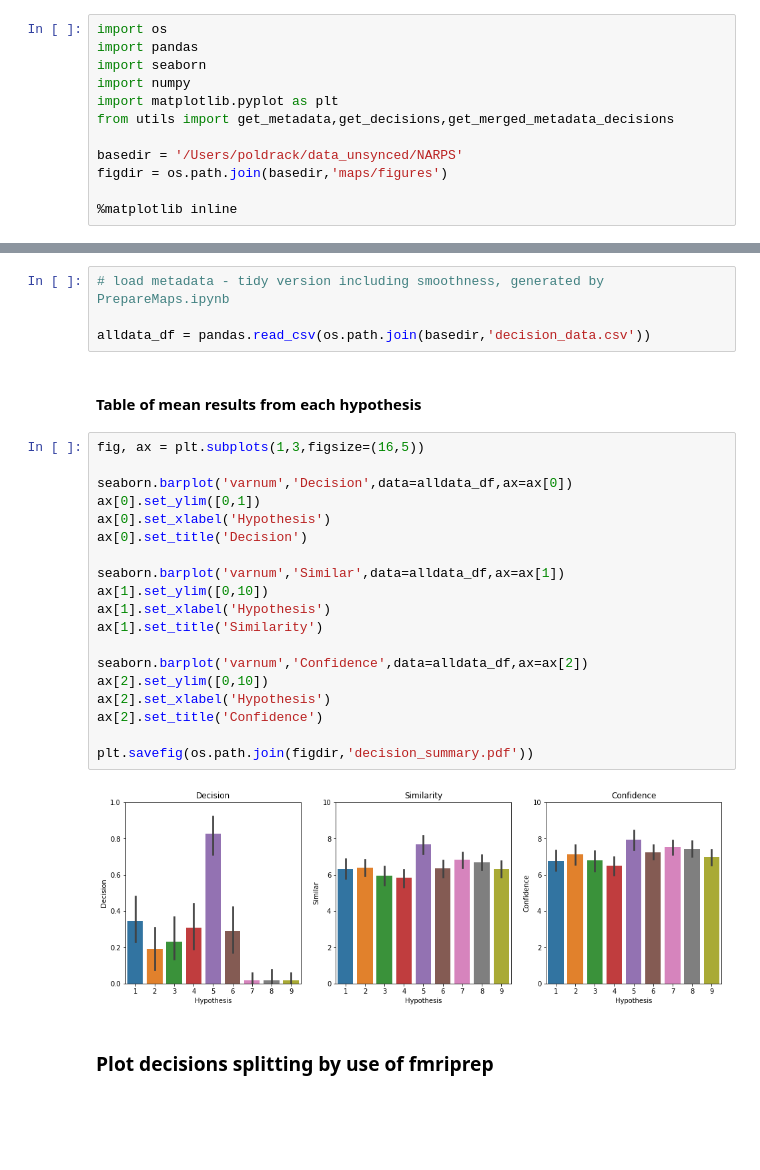
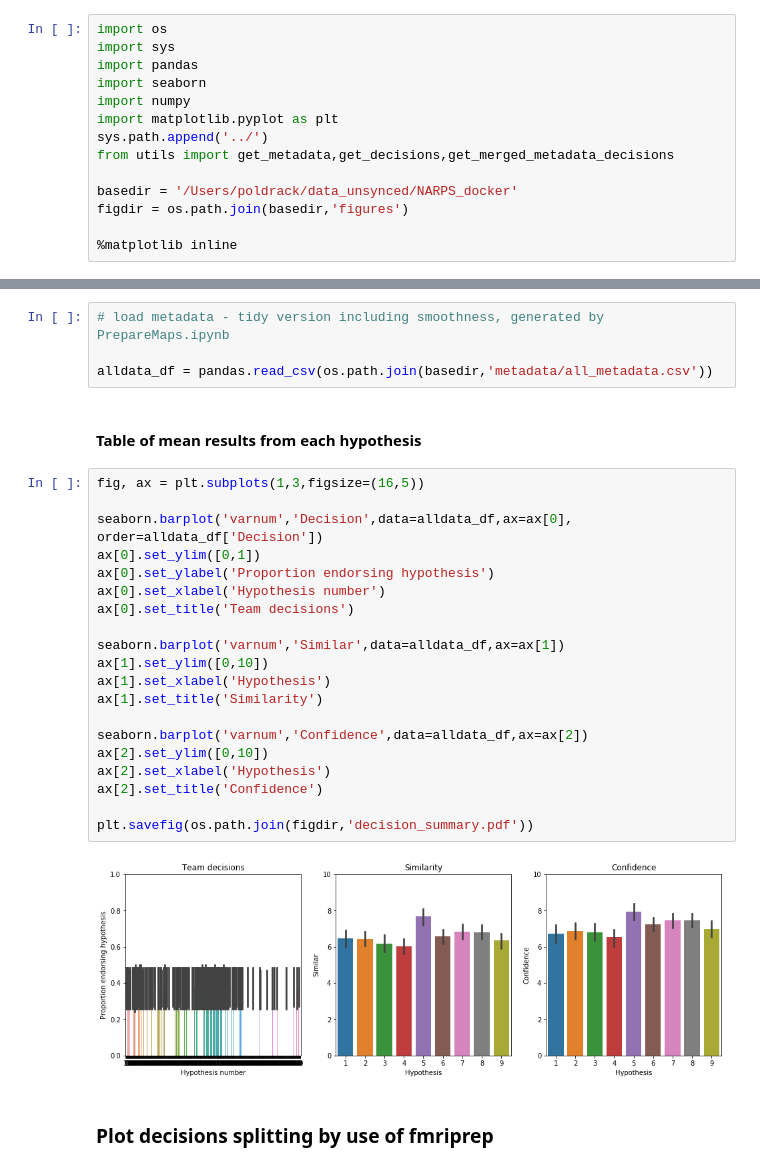
Before and after one commit to poldrack/narps, a Jupyter notebook: ImageAnalyses/original_notebooks/AnalyzeDecisions.ipynb, the cells around one changed output, grey strips where cells are left out. Saved outputs shown, nothing was run; the diff lists cells and outputs as text; blank space fills up the shorter version.

Commit message:
fix to use narps structure

```diff
--- a/ImageAnalyses/original_notebooks/AnalyzeDecisions.ipynb
+++ b/ImageAnalyses/original_notebooks/AnalyzeDecisions.ipynb
@@ -4,14 +4,16 @@
 This is primarily here to generate a tidy version of the data in order to anlayze in R using lmer.
 # %%
 import os
+import sys
 import pandas
 import seaborn
 import numpy
 import matplotlib.pyplot as plt
+sys.path.append('../')
 from utils import get_metadata,get_decisions,get_merged_metadata_decisions
 
-basedir = '/Users/poldrack/data_unsynced/NARPS'
-figdir = os.path.join(basedir,'maps/figures')
+basedir = '/Users/poldrack/data_unsynced/NARPS_docker'
+figdir = os.path.join(basedir,'figures')
 
 %matplotlib inline
 # %% [output]
@@ -20,30 +22,31 @@ examples.directory is deprecated; in the future, examples will be found relative
 # %%
 # load metadata - tidy version including smoothness, generated by PrepareMaps.ipynb
 
-alldata_df = pandas.read_csv(os.path.join(basedir,'decision_data.csv'))
+alldata_df = pandas.read_csv(os.path.join(basedir,'metadata/all_metadata.csv'))
 # %% [markdown]
 #### Table of mean results from each hypothesis
 # %%
 fig, ax = plt.subplots(1,3,figsize=(16,5))
 
-seaborn.barplot('varnum','Decision',data=alldata_df,ax=ax[0])
+seaborn.barplot('varnum','Decision',data=alldata_df,ax=ax[0], order=alldata_df['Decision'])
 ax[0].set_ylim([0,1])
-ax[0].set_xlabel('Hypothesis')
-ax[0].set_title('Decision')
+ax[0].set_ylabel('Proportion endorsing hypothesis')
+ax[0].set_xlabel('Hypothesis number')
+ax[0].set_title('Team decisions')
 
 seaborn.barplot('varnum','Similar',data=alldata_df,ax=ax[1])
 ax[1].set_ylim([0,10])
 ax[1].set_xlabel('Hypothesis')
 ax[1].set_title('Similarity')
 
 seaborn.barplot('varnum','Confidence',data=alldata_df,ax=ax[2])
 ax[2].set_ylim([0,10])
 ax[2].set_xlabel('Hypothesis')
 ax[2].set_title('Confidence')
 
 plt.savefig(os.path.join(figdir,'decision_summary.pdf'))
 # %% [output]
-[figure, old version]
+[figure, new version]
 # %% [markdown]
 ### Plot decisions splitting by use of fmriprep
 # %%
```
